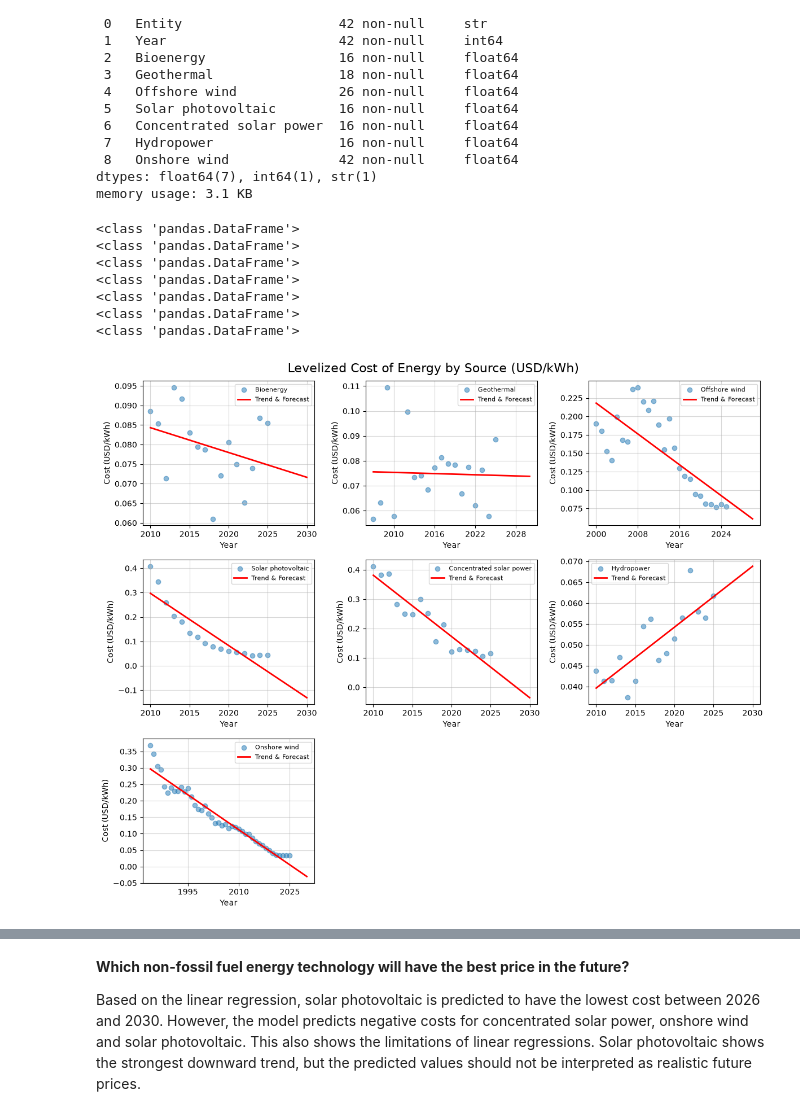
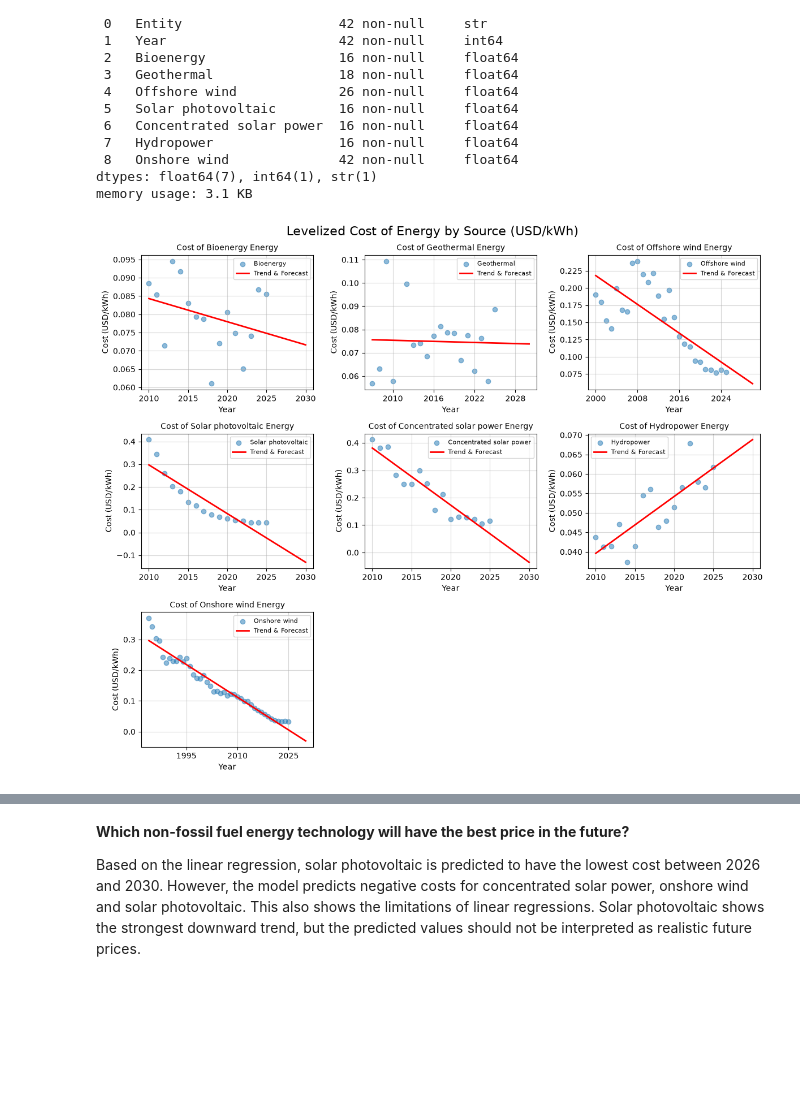
Before and after one commit to majavanput/co2-emissions, a Jupyter notebook: notebooks/q3-future-price-non-fossil-fuel-energy.ipynb, the cells around one changed output, grey strips where cells are left out. Cells and saved outputs as stored; diff of their text form; code cells hidden in the pictures; blank space fills up the shorter version.

```diff
--- a/notebooks/q3-future-price-non-fossil-fuel-energy.ipynb
+++ b/notebooks/q3-future-price-non-fossil-fuel-energy.ipynb
@@ -12,8 +11,10 @@ from matplotlib.dates import YearLocator, DateFormatter
 from sklearn.linear_model import LinearRegression
 # %%
 # Import the original Levelized Cost of Energy data
-# df_original_data = pd.read_csv('https://raw.githubusercontent.com/majavanput/co2-emissions/main/data/levelized-cost-of-energy.csv')
-df_original_data = pd.read_csv('../data/levelized-cost-of-energy.csv')
+df_original_data = pd.read_csv('https://raw.githubusercontent.com/majavanput/co2-emissions/main/data/levelized-cost-of-energy.csv')
+
+# Also possible but loading the data from the repositories using a raw link is a preferred requirement for the assignment
+# df_original_data = pd.read_csv('../data/levelized-cost-of-energy.csv')
 # %%
 # Print information about the DataFrame
 df_original_data.info()
@@ -97,75 +98,73 @@ energy_sources = [
 ]
 
 # Create a figure and axis object
-fig, ax = plt.subplots(3, 3, figsize=(12, 10))
+fig, axes = plt.subplots(3, 3, figsize=(12, 10))
 
 # To access in for loop, flatten the axes array
-ax = ax.flatten()
+axes = axes.flatten()
 
 for i, source in enumerate(energy_sources):
     data = df_cost_energy_world[['Year', source]].dropna()
 
-    x = data[['Year']]
-    y = data[[source]]
-    print(type(y))
-
-    ax[i].scatter(x, y, alpha=0.5, label=source)
+    x = data['Year']
+    y = data[source]
+    axes[i].scatter(x, y, alpha=0.5, label=source)
 
     # Set title, labels, legend, grid
-    ax[i].set_xlabel('Year')
-    ax[i].set_ylabel('Cost (USD/kWh)')
-    ax[i].grid(alpha=0.5)
+    axes[i].set_title(f'Cost of {source} Energy', fontsize=10)
+    axes[i].set_xlabel('Year')
+    axes[i].set_ylabel('Cost (USD/kWh)')
+    axes[i].grid(alpha=0.5)
 
+    # Prepare data for linear regression
     x_predict = x.values.reshape(-1, 1)
     y_predict = y.values
 
+    # Fit the linear regression model
     model = LinearRegression()
     model.fit(x_predict, y_predict)
 
+    # Predict future values for the next 5 years
     first_year = data['Year'].min()
     last_year = data['Year'].max()
-    years = np.arange(first_year, last_year + 6).reshape(-1, 1) # Including 5 years into the future
-
+    years = np.arange(first_year, last_year + 6).reshape(-1, 1)
     prediction = model.predict(years)
 
     # Store historical data and future predictions (5 years past and 5 years future) in the trend list
     for year, cost in zip(years[-10:, 0], prediction[-10:]):
         trend.append({
             'Energy source': source,
             'Year': year,
             'Cost (USD/kWh)': cost
         })
 
     # Trend and predict values for the regression line
-    ax[i].plot(years, prediction, color='red', linewidth=2, label='Trend & Forecast')
+    axes[i].plot(years, prediction, color='red', linewidth=2, label='Trend & Forecast')
 
     # Set legend
-    ax[i].legend(loc='best', fontsize=8)
+    axes[i].legend(fontsize=8)
 
     # Maximum of 5 ticks on the x-axis
-    ax[i].xaxis.set_major_locator(plt.MaxNLocator(integer=True, nbins=5))
+    axes[i].xaxis.set_major_locator(plt.MaxNLocator(integer=True, nbins=5))
 
+# To show the trend data in a DataFrame format
 df_trend = pd.DataFrame(trend)
 df_trend = df_trend.pivot(
   index='Year',
   columns='Energy source',
   values='Cost (USD/kWh)'
 )
 
-ax[8].set_visible(False)
-ax[7].set_visible(False)
+# Remove empty subplots
+axes[8].set_visible(False)
+axes[7].set_visible(False)
+
+# Set the overall title for the figure and show the plot
 fig.suptitle('Levelized Cost of Energy by Source (USD/kWh)', fontsize=16)
 plt.tight_layout()
 plt.show()
 # %% [output]
-<class 'pandas.DataFrame'>
-<class 'pandas.DataFrame'>
-<class 'pandas.DataFrame'>
-<class 'pandas.DataFrame'>
-<class 'pandas.DataFrame'>
-<class 'pandas.DataFrame'>
-<class 'pandas.DataFrame'>
-[figure, old version]
+[figure, new version]
 # %%
 df_trend
 # %% [output]
```
Also changed, not shown: parts of 2 cells of this notebook, 3 other files.
